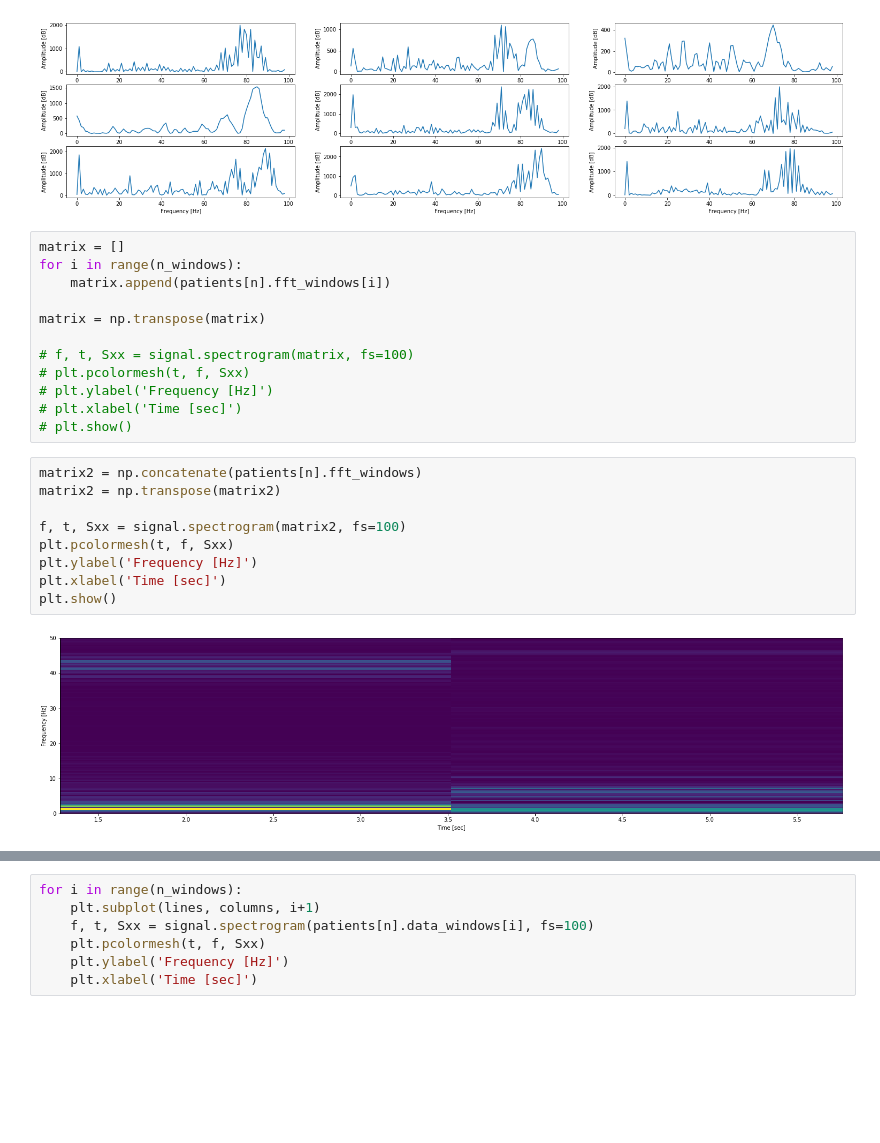
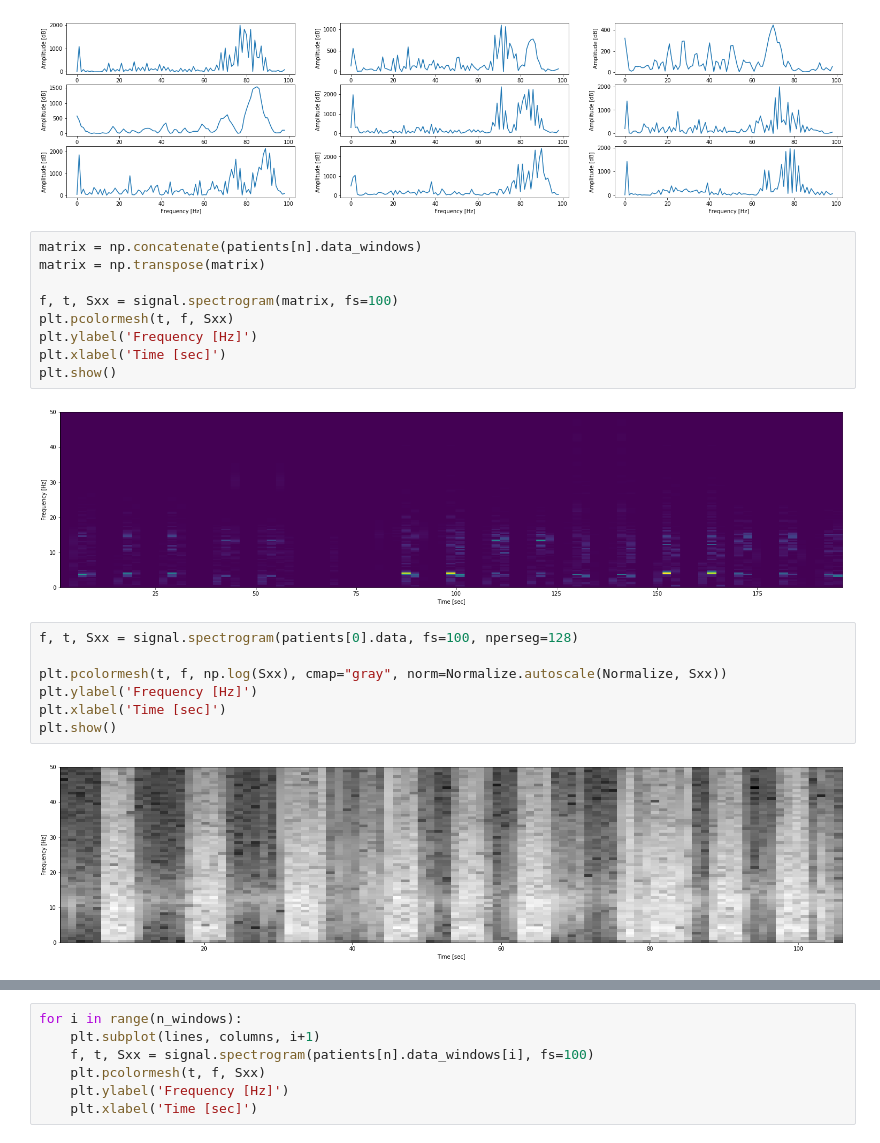
Before and after one commit to rfayan/TUG_Fall_Analysis, a Jupyter notebook: TUG_spectrograms.ipynb, the cells around one changed output, grey strips where cells are left out. Saved outputs shown, nothing was run; the diff lists cells and outputs as text; blank space fills up the shorter version.

```diff
--- a/TUG_spectrograms.ipynb
+++ b/TUG_spectrograms.ipynb
@@ -84,25 +90,22 @@ for i in range(n_windows):
 # %% [output]
 [figure]
 # %%
-matrix = []
-for i in range(n_windows):
-    matrix.append(patients[n].fft_windows[i])
-
+matrix = np.concatenate(patients[n].data_windows)
 matrix = np.transpose(matrix)
 
-# f, t, Sxx = signal.spectrogram(matrix, fs=100)
-# plt.pcolormesh(t, f, Sxx)
-# plt.ylabel('Frequency [Hz]')
-# plt.xlabel('Time [sec]')
-# plt.show()
+f, t, Sxx = signal.spectrogram(matrix, fs=100)
+plt.pcolormesh(t, f, Sxx)
+plt.ylabel('Frequency [Hz]')
+plt.xlabel('Time [sec]')
+plt.show()
+# %% [output]
+[figure, added]
 # %%
-matrix2 = np.concatenate(patients[n].fft_windows)
-matrix2 = np.transpose(matrix2)
+f, t, Sxx = signal.spectrogram(patients[0].data, fs=100, nperseg=128)
 
-f, t, Sxx = signal.spectrogram(matrix2, fs=100)
-plt.pcolormesh(t, f, Sxx)
+plt.pcolormesh(t, f, np.log(Sxx), cmap="gray", norm=Normalize.autoscale(Normalize, Sxx))
 plt.ylabel('Frequency [Hz]')
 plt.xlabel('Time [sec]')
 plt.show()
 # %% [output]
-[figure, old version]
+[figure, new version]
```
Also changed, not shown: parts of 6 cells of this notebook, 2 other files.
